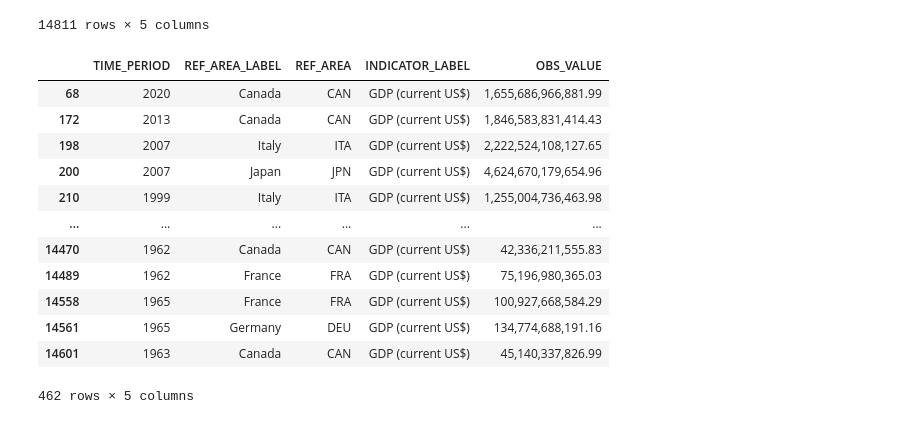
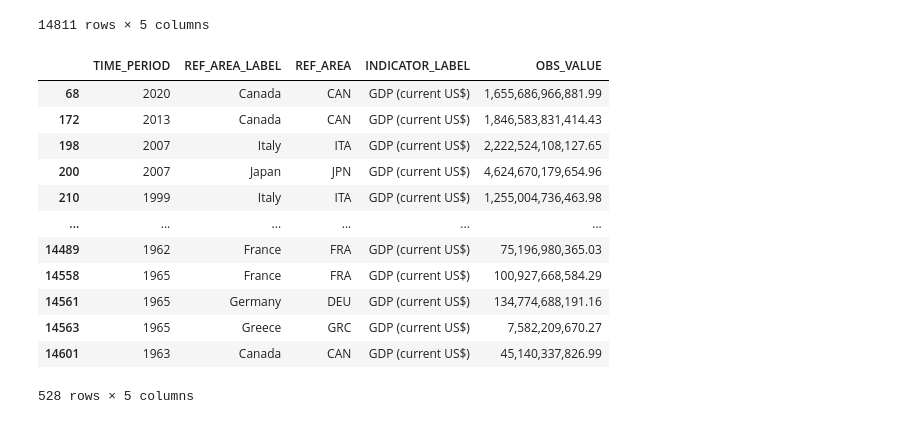
Before and after one commit to DeanDro/StartupMix, a Jupyter notebook: economic_analysis.ipynb, the cells around one changed output. Cells and saved outputs as stored; diff of their text form; code cells hidden in the pictures.

```diff
--- a/economic_analysis.ipynb
+++ b/economic_analysis.ipynb
@@ -40,20 +41,20 @@ gdp
 14811 rows × 5 columns
 # %%
 # Narrow down in target economies
-target_countries = ["United States", "United Kingdom", "France", "Italy", "Japan", "Germany", "Canada"]
+target_countries = ["United States", "United Kingdom", "France", "Italy", "Japan", "Germany", "Canada", "Greece"]
 gdp_target = gdp[gdp["REF_AREA_LABEL"].isin(target_countries)]
 gdp_target
 # %% [output]
 |  | TIME_PERIOD | REF_AREA_LABEL | REF_AREA | INDICATOR_LABEL | OBS_VALUE |
 | 68 | 2020 | Canada | CAN | GDP (current US$) | 1,655,686,966,881.99 |
 | 172 | 2013 | Canada | CAN | GDP (current US$) | 1,846,583,831,414.43 |
 | 198 | 2007 | Italy | ITA | GDP (current US$) | 2,222,524,108,127.65 |
 | 200 | 2007 | Japan | JPN | GDP (current US$) | 4,624,670,179,654.96 |
 | 210 | 1999 | Italy | ITA | GDP (current US$) | 1,255,004,736,463.98 |
 | ... | ... | ... | ... | ... | ... |
-| 14470 | 1962 | Canada | CAN | GDP (current US$) | 42,336,211,555.83 |
 | 14489 | 1962 | France | FRA | GDP (current US$) | 75,196,980,365.03 |
 | 14558 | 1965 | France | FRA | GDP (current US$) | 100,927,668,584.29 |
 | 14561 | 1965 | Germany | DEU | GDP (current US$) | 134,774,688,191.16 |
+| 14563 | 1965 | Greece | GRC | GDP (current US$) | 7,582,209,670.27 |
 | 14601 | 1963 | Canada | CAN | GDP (current US$) | 45,140,337,826.99 |
-462 rows × 5 columns
+528 rows × 5 columns
```
Also changed, not shown: parts of 14 cells of this notebook, 2 other files.
